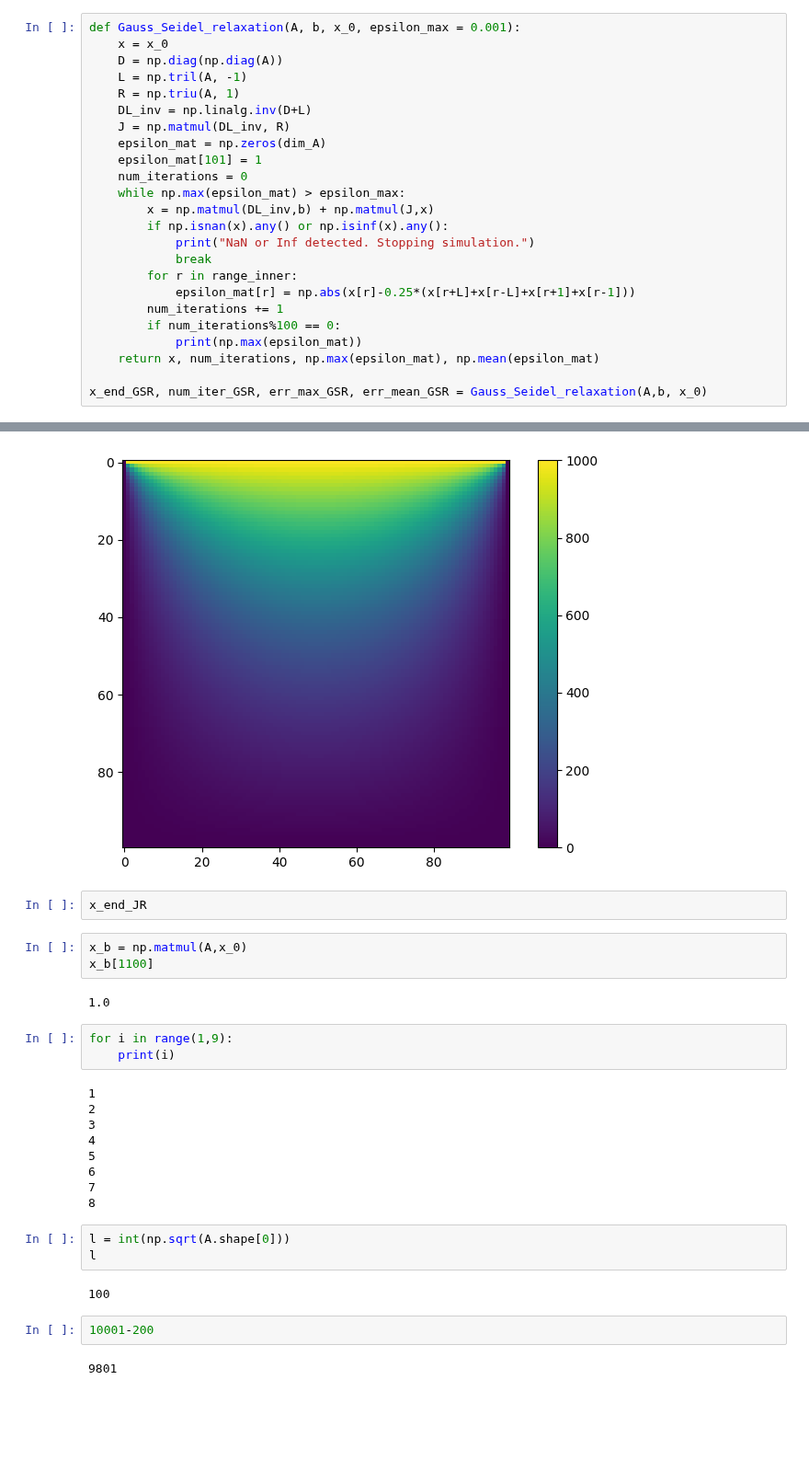
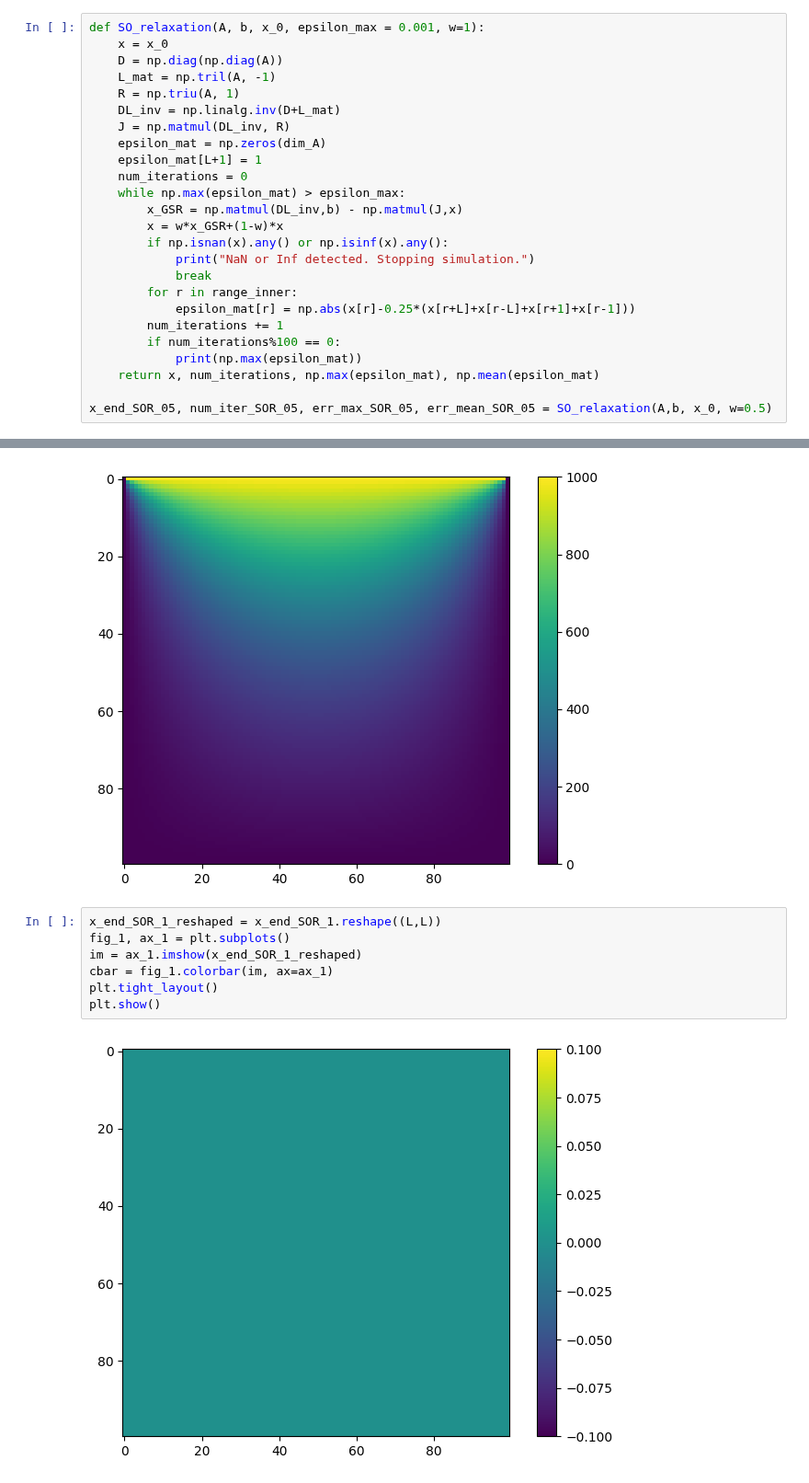
Before and after one commit to corinnawegner/Computational-physics, a Jupyter notebook: Project 4/Problem 1.ipynb, the cells around one changed output, grey strips where cells are left out. Shown at 92% size. Saved outputs shown, nothing was run; the diff lists cells and outputs as text; blank space fills up the shorter version.

```diff
--- a/Project 4/Problem 1.ipynb
+++ b/Project 4/Problem 1.ipynb
@@ -98,16 +145,17 @@ x_end_JR, num_iter_JR, err_max_JR, err_mean_JR = Jacobi_relaxation(A,b, x_0)
 # %%
-def Gauss_Seidel_relaxation(A, b, x_0, epsilon_max = 0.001):
+def SO_relaxation(A, b, x_0, epsilon_max = 0.001, w=1):
     x = x_0
     D = np.diag(np.diag(A))
-    L = np.tril(A, -1)
+    L_mat = np.tril(A, -1)
     R = np.triu(A, 1)
-    DL_inv = np.linalg.inv(D+L)
+    DL_inv = np.linalg.inv(D+L_mat)
     J = np.matmul(DL_inv, R)
     epsilon_mat = np.zeros(dim_A)
-    epsilon_mat[101] = 1
+    epsilon_mat[L+1] = 1
     num_iterations = 0
     while np.max(epsilon_mat) > epsilon_max:
-        x = np.matmul(DL_inv,b) + np.matmul(J,x)
+        x_GSR = np.matmul(DL_inv,b) - np.matmul(J,x)
+        x = w*x_GSR+(1-w)*x
         if np.isnan(x).any() or np.isinf(x).any():
             print("NaN or Inf detected. Stopping simulation.")
             break
@@ -118,4 +166,4 @@ def Gauss_Seidel_relaxation(A, b, x_0, epsilon_max = 0.001):
             print(np.max(epsilon_mat))
     return x, num_iterations, np.max(epsilon_mat), np.mean(epsilon_mat)
 
-x_end_GSR, num_iter_GSR, err_max_GSR, err_mean_GSR = Gauss_Seidel_relaxation(A,b, x_0)
+x_end_SOR_05, num_iter_SOR_05, err_max_SOR_05, err_mean_SOR_05 = SO_relaxation(A,b, x_0, w=0.5)
@@ -270,31 +288,12 @@ plt.tight_layout()
 plt.show()
 # %% [output]
 [figure]
-# %%
-x_end_JR
-# %%
-x_b = np.matmul(A,x_0)
-x_b[1100]
-# %% [output]
-1.0
-# %%
-for i in range(1,9):
-    print(i)
-# %% [output]
-1
-2
-3
-4
-5
-6
-7
-8
-# %%
-l = int(np.sqrt(A.shape[0]))
-l
-# %% [output]
-100
-# %%
-10001-200
-# %% [output]
-9801
+# %%
+x_end_SOR_1_reshaped = x_end_SOR_1.reshape((L,L))
+fig_1, ax_1 = plt.subplots()
+im = ax_1.imshow(x_end_SOR_1_reshaped)
+cbar = fig_1.colorbar(im, ax=ax_1)
+plt.tight_layout()
+plt.show()
+# %% [output]
+[figure, added]
```
Also changed, not shown: parts of 11 cells of this notebook.
